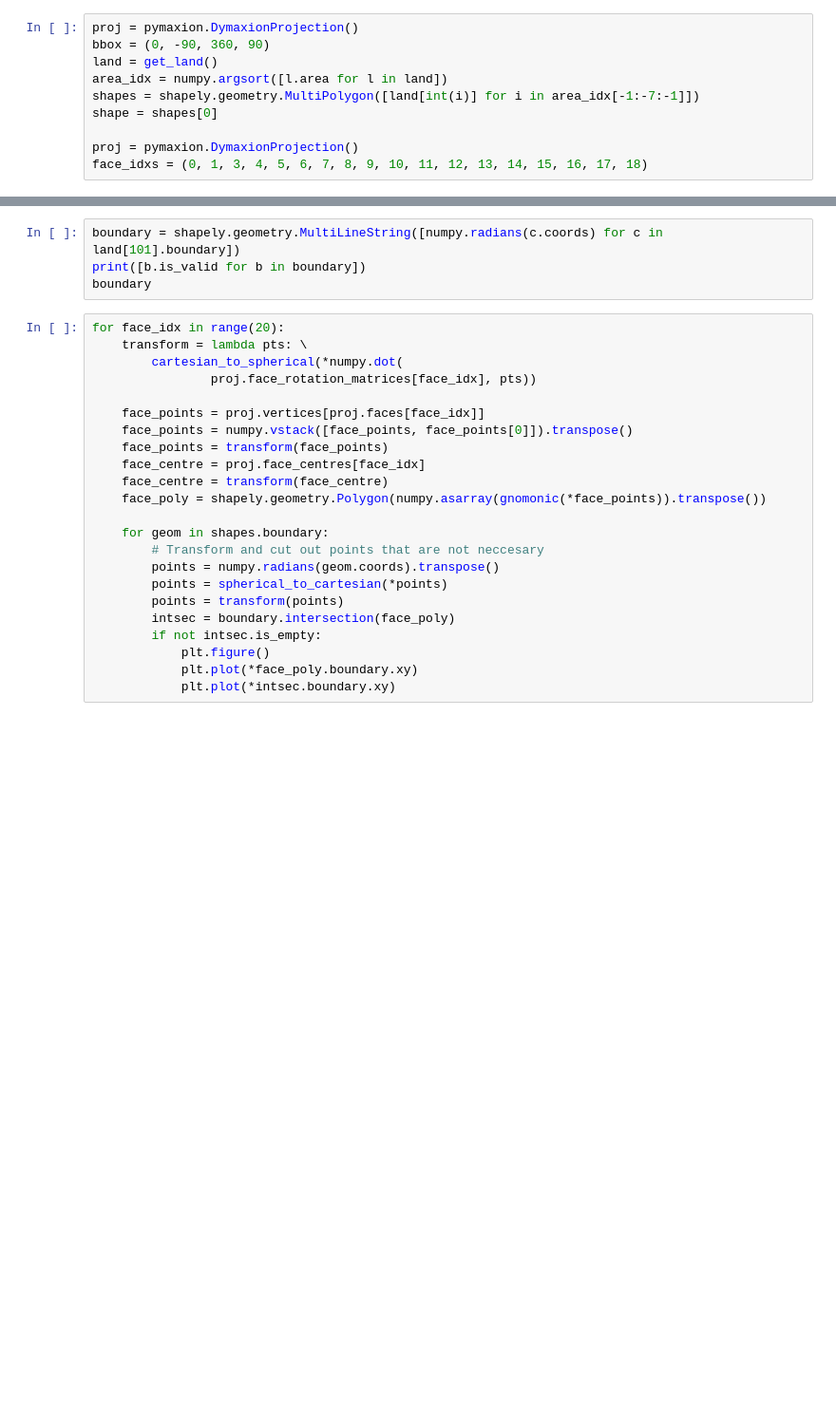
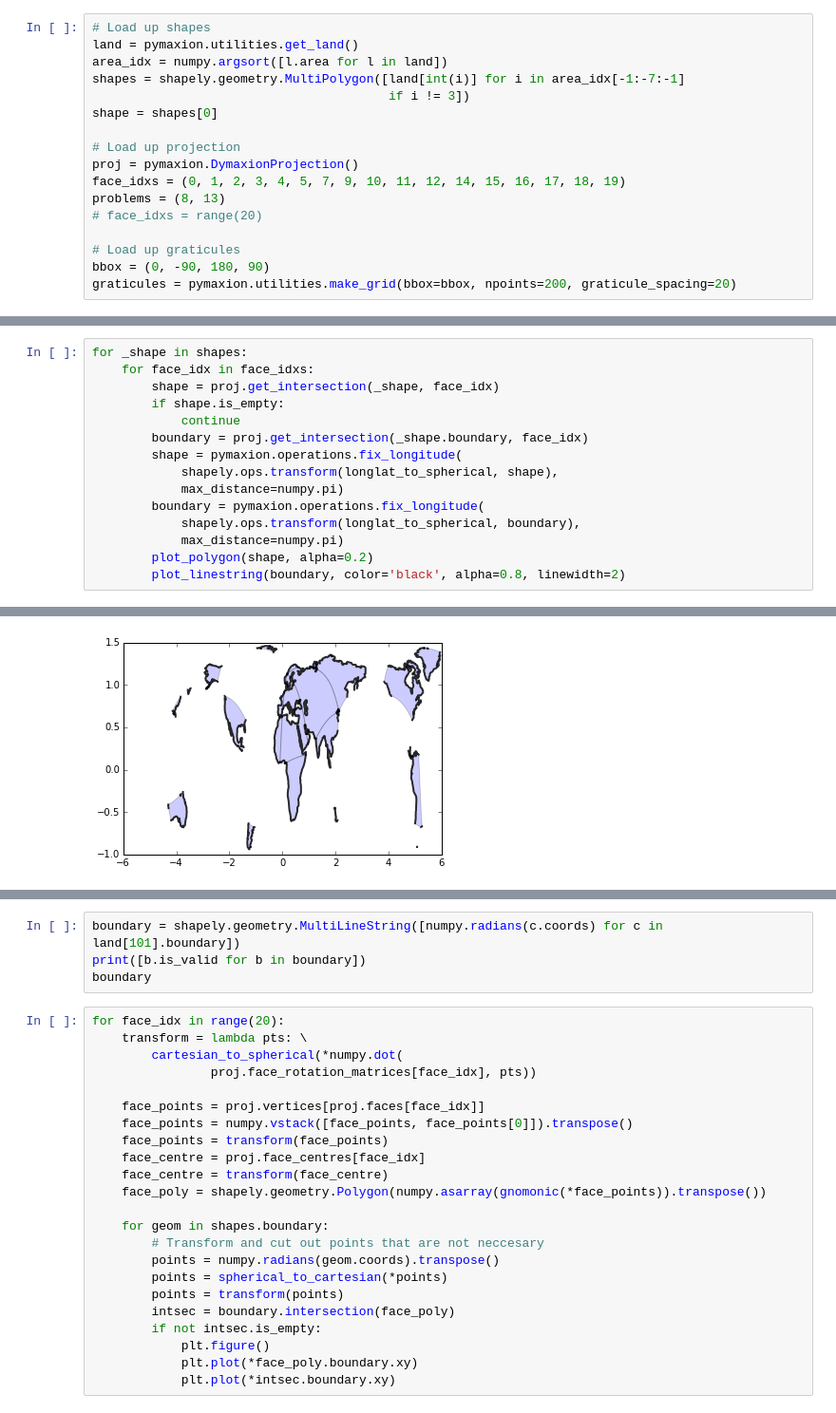
Before and after one commit to jesserobertson/pymaxion, a Jupyter notebook: examples/projections.ipynb, the cells around one changed output, grey strips where cells are left out. Shown at 95% size. Drawn from its saved outputs; the diff is of its cells as text; blank space fills up the shorter version.

```diff
--- a/examples/projections.ipynb
+++ b/examples/projections.ipynb
@@ -15,10 +29,17 @@ pymaxion.__version__
 # %%
-proj = pymaxion.DymaxionProjection()
-bbox = (0, -90, 360, 90)
-land = get_land()
+# Load up shapes
+land = pymaxion.utilities.get_land()
 area_idx = numpy.argsort([l.area for l in land])
-shapes = shapely.geometry.MultiPolygon([land[int(i)] for i in area_idx[-1:-7:-1]])
+shapes = shapely.geometry.MultiPolygon([land[int(i)] for i in area_idx[-1:-7:-1]
+                                        if i != 3])
 shape = shapes[0]
 
+# Load up projection
 proj = pymaxion.DymaxionProjection()
-face_idxs = (0, 1, 3, 4, 5, 6, 7, 8, 9, 10, 11, 12, 13, 14, 15, 16, 17, 18)
+face_idxs = (0, 1, 2, 3, 4, 5, 7, 9, 10, 11, 12, 14, 15, 16, 17, 18, 19)
+problems = (8, 13)
+# face_idxs = range(20)
+
+# Load up graticules
+bbox = (0, -90, 180, 90)
+graticules = pymaxion.utilities.make_grid(bbox=bbox, npoints=200, graticule_spacing=20)
@@ -67,0 +57,16 @@ WARNING:shapely.geos:Hole lies outside shell at or near point -10.04286418066998
+# %%
+for _shape in shapes:
+    for face_idx in face_idxs:
+        shape = proj.get_intersection(_shape, face_idx)
+        if shape.is_empty:
+            continue
+        boundary = proj.get_intersection(_shape.boundary, face_idx)
+        shape = pymaxion.operations.fix_longitude(
+            shapely.ops.transform(longlat_to_spherical, shape),
+            max_distance=numpy.pi)
+        boundary = pymaxion.operations.fix_longitude(
+            shapely.ops.transform(longlat_to_spherical, boundary),
+            max_distance=numpy.pi)
+        plot_polygon(shape, alpha=0.2)
+        plot_linestring(boundary, color='black', alpha=0.8, linewidth=2)
+# %% [output]
@@ -67,0 +79 @@ WARNING:shapely.geos:Hole lies outside shell at or near point -10.04286418066998
+[figure, added]
```
Also changed, not shown: parts of 8 cells of this notebook, 1 other file.
